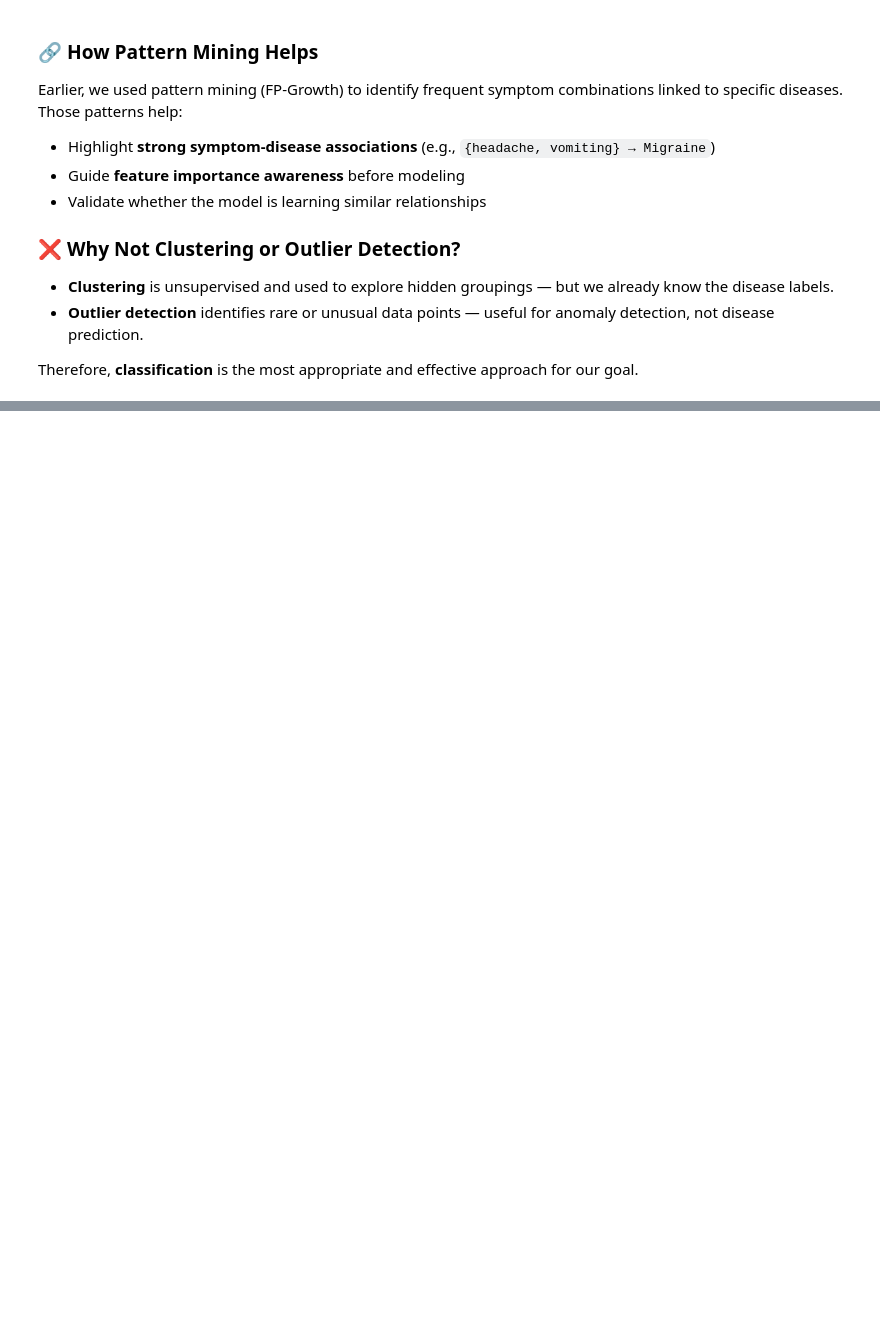
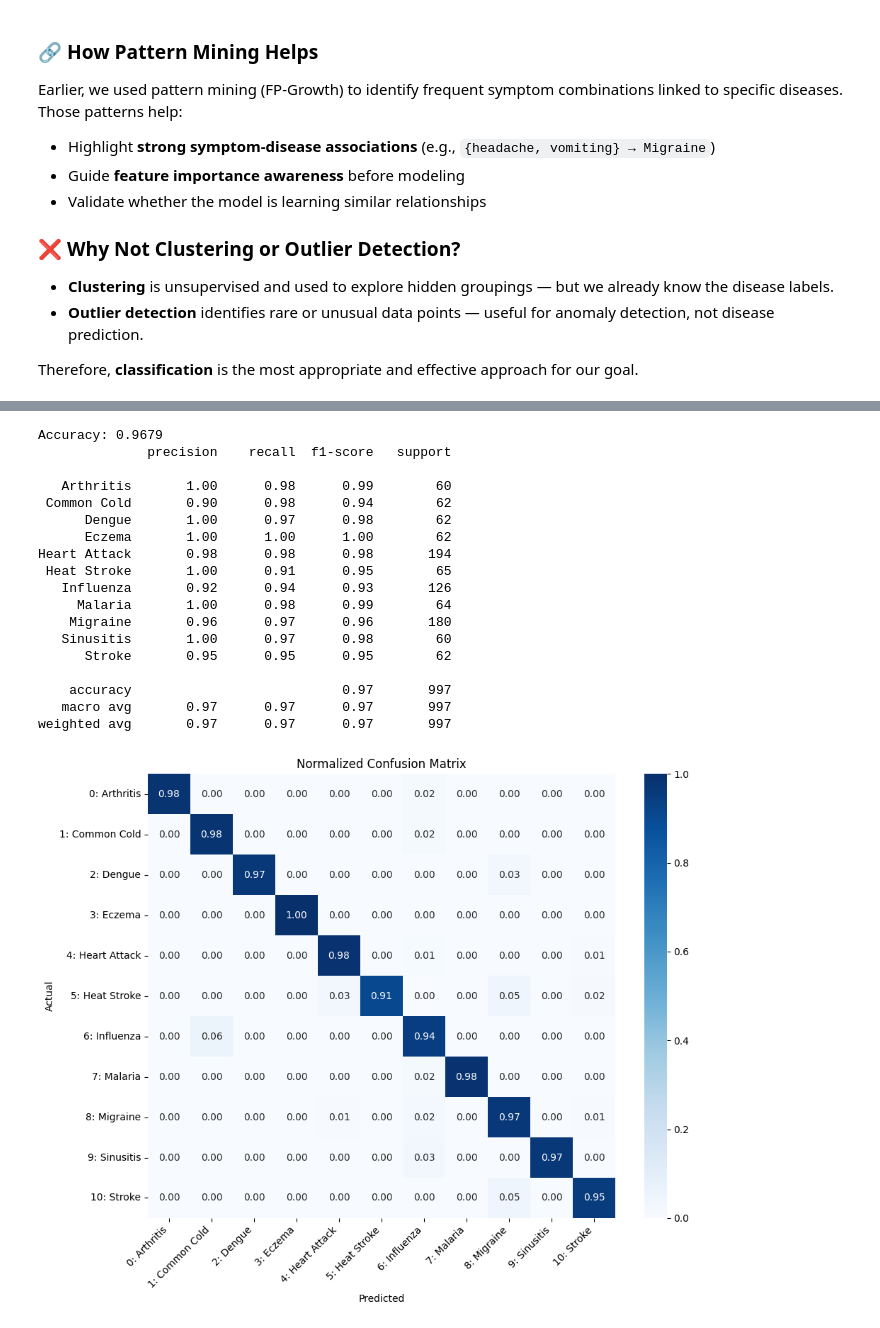
Before and after one commit to Mbaka11/20251R0136COSE47101, a Jupyter notebook: notebooks/03_Classification.ipynb, the cells around one changed output, grey strips where cells are left out. Cells and saved outputs as stored; diff of their text form; code cells hidden in the pictures; blank space fills up the shorter version.

Commit message:
Add KNN Classification and evaluation for KNN

```diff
--- a/notebooks/03_Classification.ipynb
+++ b/notebooks/03_Classification.ipynb
@@ -28,0 +88,6 @@ Therefore, **classification** is the most appropriate and effective approach for
+# %%
+from sklearn.model_selection import train_test_split
+
+X_train, X_test, y_train, y_test = train_test_split(
+    X, y, test_size=0.2, stratify=y, random_state=42
+)
@@ -28,0 +98,9 @@ Therefore, **classification** is the most appropriate and effective approach for
+# %%
+from sklearn.neighbors import KNeighborsClassifier
+
+# Initialize and train KNN
+knn = KNeighborsClassifier(n_neighbors=5)
+knn.fit(X_train, y_train)
+
+# Predict on test set
+y_pred = knn.predict(X_test)
@@ -28,0 +114,65 @@ Therefore, **classification** is the most appropriate and effective approach for
+# %%
+from sklearn.metrics import classification_report, confusion_matrix, accuracy_score
+import seaborn as sns
+import matplotlib.pyplot as plt
+import numpy as np
+import os
+
+# Accuracy
+print(f"Accuracy: {accuracy_score(y_test, y_pred):.4f}")
+
+# Classification Report
+print(classification_report(y_test, y_pred))
+
+# Define class names
+class_names = [
+    "Arthritis", "Common Cold", "Dengue", "Eczema", "Heart Attack",
+    "Heat Stroke", "Influenza", "Malaria", "Migraine", "Sinusitis", "Stroke"
+]
+
+# Format labels: 0: Arthritis, 1: Common Cold, etc.
+labels = [f"{i}: {name}" for i, name in enumerate(class_names)]
+
+# Confusion matrix
+cm = confusion_matrix(y_test, y_pred)
+
+# Normalize it
+cm_normalized = cm.astype("float") / cm.sum(axis=1)[:, np.newaxis]
+
+# Make sure the report folder exists
+os.makedirs("../report", exist_ok=True)
+
+# Plot
+plt.figure(figsize=(10, 8))
+sns.heatmap(cm_normalized, annot=True, fmt=".2f", cmap="Blues", cbar=True,
+            xticklabels=labels, yticklabels=labels)
+plt.title("Normalized Confusion Matrix")
+plt.xlabel("Predicted")
+plt.ylabel("Actual")
+plt.xticks(rotation=45, ha="right")
+plt.yticks(rotation=0)
+plt.tight_layout()
+
+# Save
+plt.savefig("../report/confusion_matrix_normalized.png", dpi=300)
+plt.show()
+# %% [output]
+Accuracy: 0.9679
+              precision    recall  f1-score   support
+
+   Arthritis       1.00      0.98      0.99        60
+ Common Cold       0.90      0.98      0.94        62
+      Dengue       1.00      0.97      0.98        62
+      Eczema       1.00      1.00      1.00        62
+Heart Attack       0.98      0.98      0.98       194
+ Heat Stroke       1.00      0.91      0.95        65
+   Influenza       0.92      0.94      0.93       126
+     Malaria       1.00      0.98      0.99        64
+    Migraine       0.96      0.97      0.96       180
+   Sinusitis       1.00      0.97      0.98        60
+      Stroke       0.95      0.95      0.95        62
+
+    accuracy                           0.97       997
+   macro avg       0.97      0.97      0.97       997
+weighted avg       0.97      0.97      0.97       997
+[figure, added]
```
Also changed, not shown: parts of 6 cells of this notebook.
